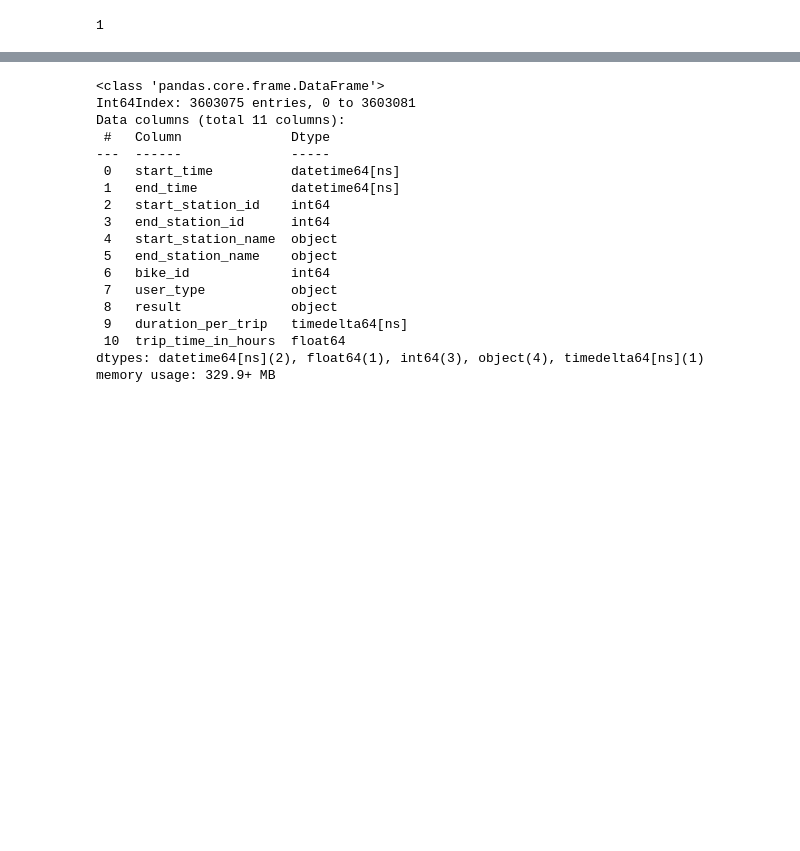
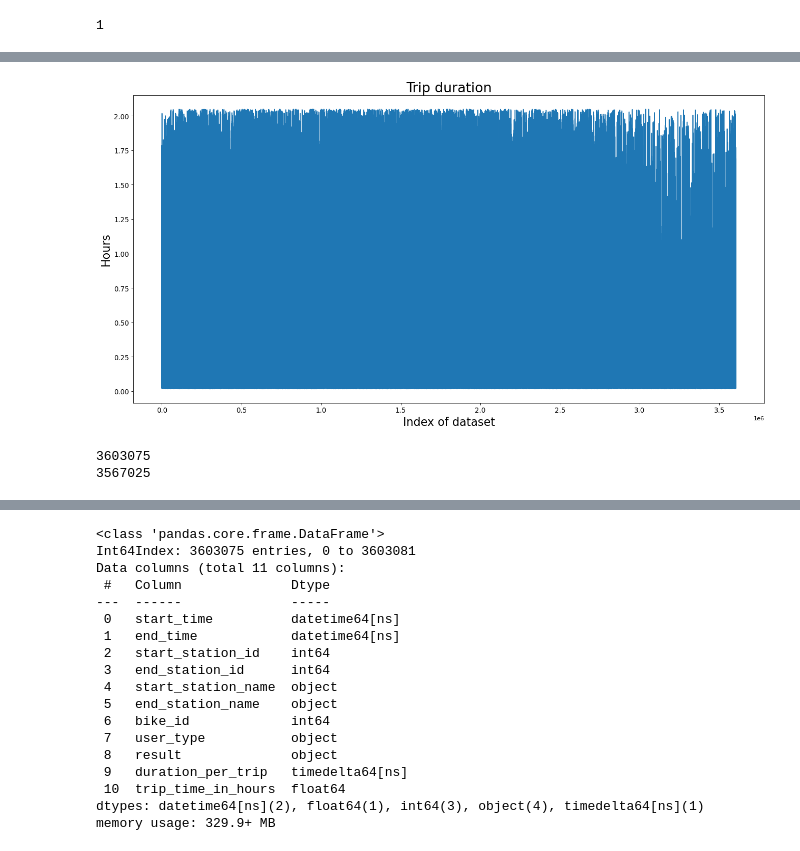
Before and after one commit to diego411/AA_Team_10, a Jupyter notebook: notebook/Untitled.ipynb, the cells around one changed output, grey strips where cells are left out. Saved outputs shown, nothing was run; the diff lists cells and outputs as text; code cells hidden in the pictures; blank space fills up the shorter version.

```diff
--- a/notebook/Untitled.ipynb
+++ b/notebook/Untitled.ipynb
@@ -193,0 +298,21 @@ plt.show()
+# %%
+#plot trip duration
+fig,ax = plt.subplots(figsize=(20,10), dpi= 80)
+axis_font = {'size':'20'}
+label_font = {'labelsize':'12'}
+dic={'fontsize': '24'}
+
+ax.plot(df_chicago['trip_time_in_hours'], color = 'tab:blue')
+ax.set_title("Trip duration", dic)
+ax.set_ylabel('Hours',**axis_font)
+ax.set_xlabel('Index of dataset',**axis_font)
+ax.tick_params(axis='both', **label_font)
+plt.show()
+# %% [output]
+[figure, added]
+# %%
+print(len(df_chicago))
+print(len(df_chicago_quantile))
+# %% [output]
+3603075
+3567025
```
Also changed, not shown: parts of 17 cells of this notebook.
